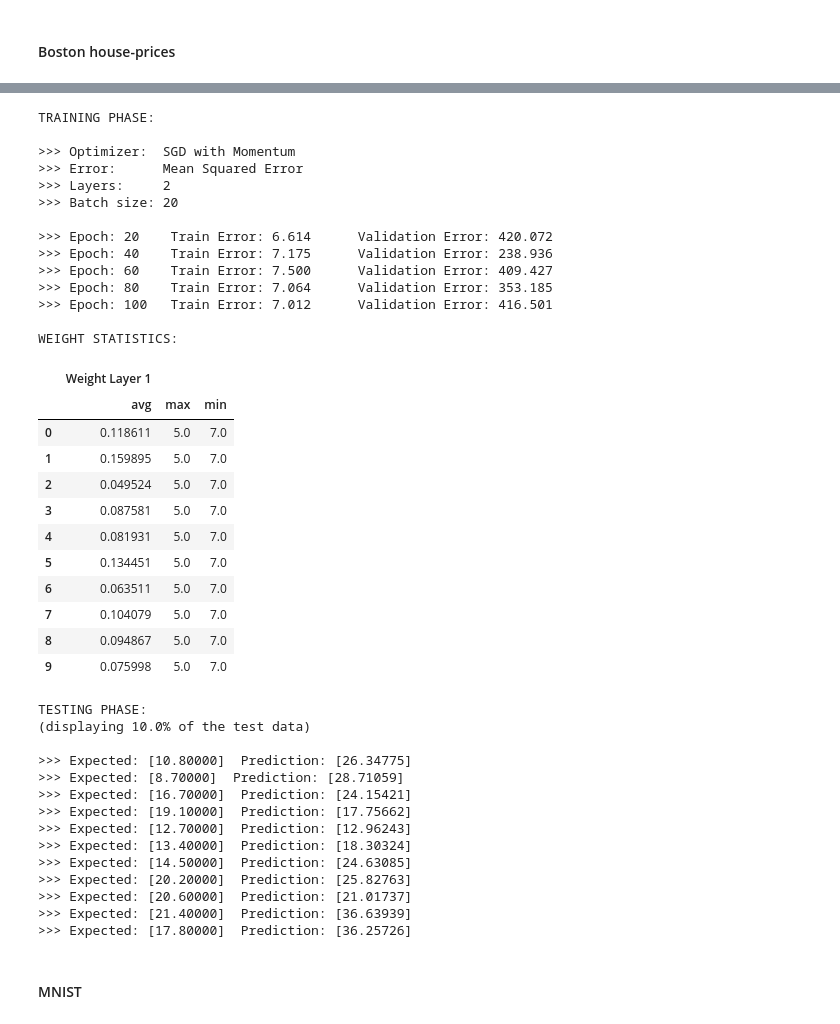
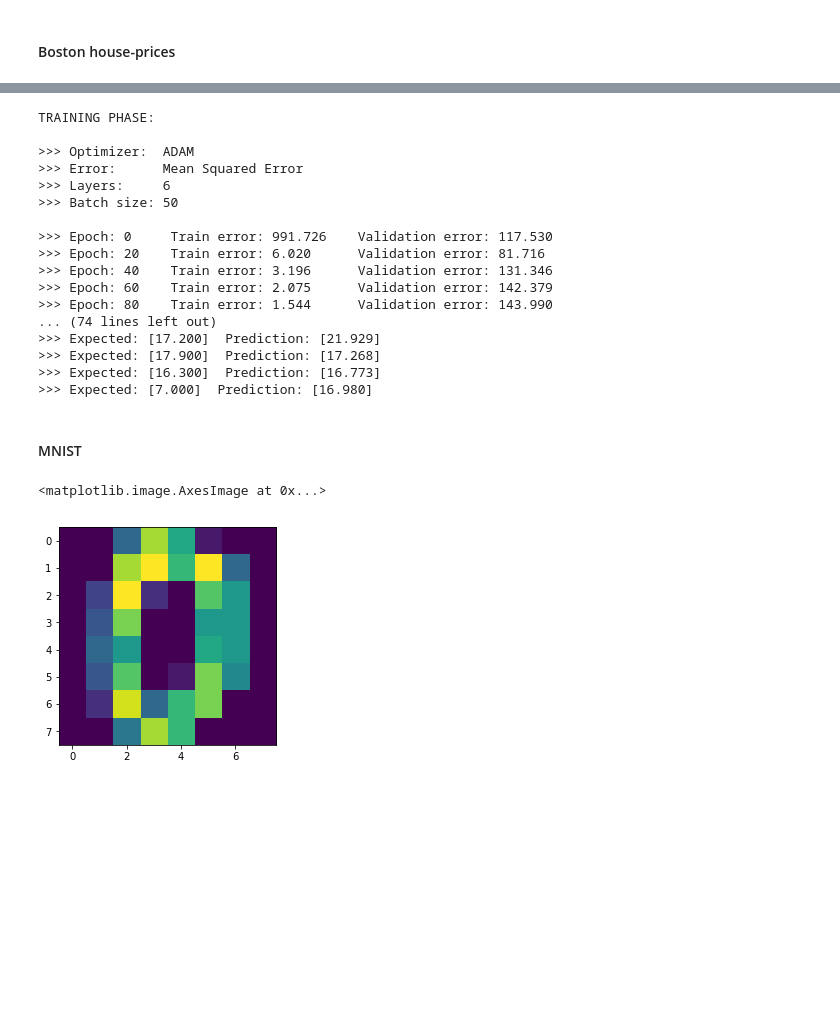
Before and after one commit to Mrpatekful/numpyml, a Jupyter notebook: mlp_numpy.ipynb, the cells around one changed output, grey strips where cells are left out. Saved outputs shown, nothing was run; the diff lists cells and outputs as text; code cells hidden in the pictures; blank space fills up the shorter version.

```diff
--- a/mlp_numpy.ipynb
+++ b/mlp_numpy.ipynb
@@ -823,53 +856,51 @@ disp.display(bostondata.head())
 # %%
-input_pipe = InputPipeLine(samples, input_size=13, batch_size=20)
+np.random.seed(1)
+np.set_printoptions(formatter={'float': lambda x: "{0:0.3f}".format(x)})
+
+input_pipe = InputPipeLine(data, input_size=13, batch_size=50)
 
 
 layers = [Layer(Linear(), size=13),
-          Layer(Relu(), size=1)]
+          Layer(Sigmoid(), size=100),
+          Dropout(Layer(Relu(), size=100),probability=0.5),
+          Dropout(Layer(Relu(), size=100),probability=0.5),
+          Dropout(Layer(Relu(), size=100),probability=0.5),
+          Layer(Linear(), size=1)]
 
-mlp_object = Mlp(layers, input_pipe, error=Mse())
-mlp_object.train(epochs=100, optimizer=Sgd(lrate=0.01))
+mlp_object = Mlp(layers,
+                 input_pipe,
+                 scaler=lambda x: x*scaler.scale_[-1]+scaler.mean_[-1],
+                 error=Mse())
+
+mlp_object.train(epochs=1300,
+                 optimizer=Adam(lrate=0.001),
+                 weight_log=False)
+
 results = mlp_object.test(verbose=0.1)
 # %% [output]
 TRAINING PHASE:
 
->>> Optimizer:  SGD with Momentum
+>>> Optimizer:  ADAM
 >>> Error:      Mean Squared Error
->>> Layers:     2
->>> Batch size: 20
+>>> Layers:     6
+>>> Batch size: 50
 
->>> Epoch: 20    Train Error: 6.614      Validation Error: 420.072
->>> Epoch: 40    Train Error: 7.175      Validation Error: 238.936
->>> Epoch: 60    Train Error: 7.500      Validation Error: 409.427
->>> Epoch: 80    Train Error: 7.064      Validation Error: 353.185
->>> Epoch: 100   Train Error: 7.012      Validation Error: 416.501
-
-WEIGHT STATISTICS:
+>>> Epoch: 0     Train error: 991.726    Validation error: 117.530
+>>> Epoch: 20    Train error: 6.020      Validation error: 81.716
+>>> Epoch: 40    Train error: 3.196      Validation error: 131.346
+>>> Epoch: 60    Train error: 2.075      Validation error: 142.379
+>>> Epoch: 80    Train error: 1.544      Validation error: 143.990
+... (74 lines left out)
+>>> Expected: [17.200]  Prediction: [21.929]
+>>> Expected: [17.900]  Prediction: [17.268]
+>>> Expected: [16.300]  Prediction: [16.773]
+>>> Expected: [7.000]  Prediction: [16.980]
-|  | Weight Layer 1 |  |  |
-|  | avg | max | min |
-| 0 | 0.118611 | 5.0 | 7.0 |
-| 1 | 0.159895 | 5.0 | 7.0 |
-| 2 | 0.049524 | 5.0 | 7.0 |
-| 3 | 0.087581 | 5.0 | 7.0 |
-| 4 | 0.081931 | 5.0 | 7.0 |
-| 5 | 0.134451 | 5.0 | 7.0 |
-| 6 | 0.063511 | 5.0 | 7.0 |
-| 7 | 0.104079 | 5.0 | 7.0 |
-| 8 | 0.094867 | 5.0 | 7.0 |
-| 9 | 0.075998 | 5.0 | 7.0 |
-TESTING PHASE:
-(displaying 10.0% of the test data)
-
->>> Expected: [10.80000]  Prediction: [26.34775]
->>> Expected: [8.70000]  Prediction: [28.71059]
->>> Expected: [16.70000]  Prediction: [24.15421]
->>> Expected: [19.10000]  Prediction: [17.75662]
->>> Expected: [12.70000]  Prediction: [12.96243]
->>> Expected: [13.40000]  Prediction: [18.30324]
->>> Expected: [14.50000]  Prediction: [24.63085]
->>> Expected: [20.20000]  Prediction: [25.82763]
->>> Expected: [20.60000]  Prediction: [21.01737]
->>> Expected: [21.40000]  Prediction: [36.63939]
->>> Expected: [17.80000]  Prediction: [36.25726]
 # %% [markdown]
 #### MNIST
+# %%
+digits = datasets.load_digits()
+
+plt.imshow(digits['images'][0].reshape(8,8))
+# %% [output]
+<matplotlib.image.AxesImage at 0x...>
+[figure, added]
```
Also changed, not shown: parts of 13 cells of this notebook.
